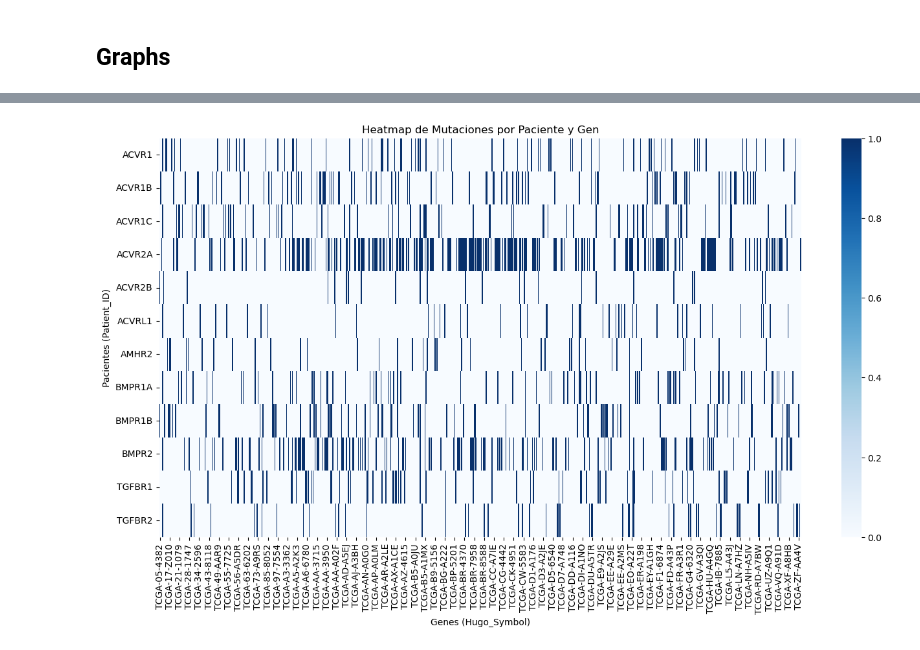
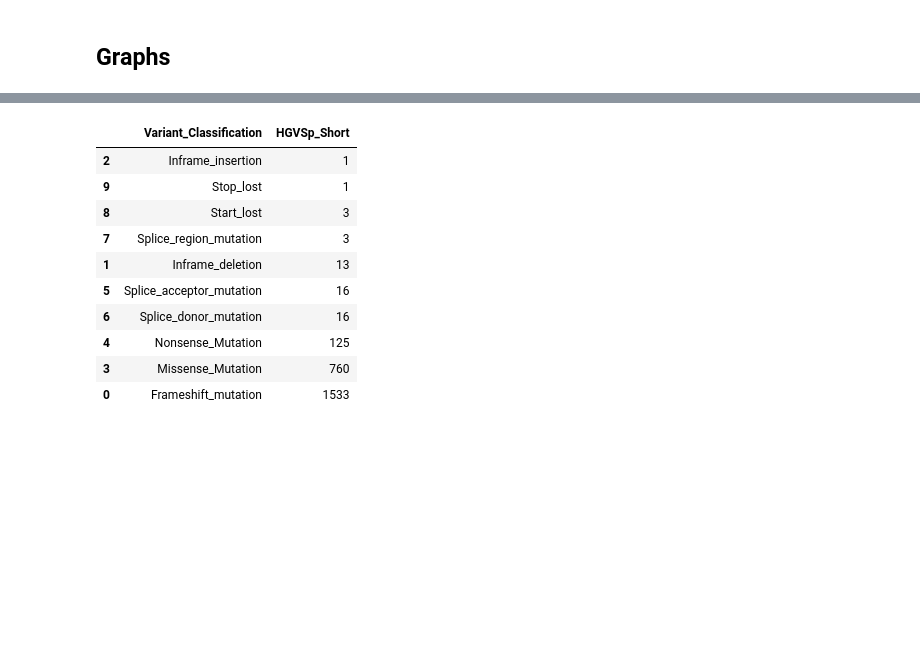
Before and after one commit to Nanocell-Lab/TCancer_RareDiseases, a Jupyter notebook: src/01_TCGA.ipynb, the cells around one changed output, grey strips where cells are left out. Cells and saved outputs as stored; diff of their text form; code cells hidden in the pictures; blank space fills up the shorter version.

```diff
--- a/src/01_TCGA.ipynb
+++ b/src/01_TCGA.ipynb
@@ -399,28 +340,0 @@ df_heatmap
-# %%
-import seaborn as sns
-
-df_heatmap = mut_df.pivot_table(
-    index='Hugo_Symbol',
-    columns='Patient_ID',
-    values='HGVSp_Short',
-)
-
-# 2. Rellenamos los espacios vacíos (los pacientes que no tienen mutación en ese gen) con 0
-df_heatmap = df_heatmap.fillna(0)
-
-# Opcional: Convertir a entero para que se vea más limpio (0 y 1)
-df_heatmap = df_heatmap.astype(int)
-
-# --- BONUS: Cómo graficar tu Heatmap ---
-plt.figure(figsize=(16, 8))
-sns.heatmap(
-    df_heatmap,
-    cmap="Blues",       # Color azul (Blanco = 0, Azul Oscuro = 1)
-    cbar=True,          # Forzamos que se muestre la barra de color a la derecha  # Quitamos las líneas para que no borren el color si la matriz es gigante
-)
-plt.title("Heatmap de Mutaciones por Paciente y Gen")
-plt.ylabel("Pacientes (Patient_ID)")
-plt.xlabel("Genes (Hugo_Symbol)")
-plt.show()
-# %% [output]
-[figure, removed]
@@ -433,0 +341,16 @@ scatter_hist(x, y, axs['scatter'], axs['histx'], axs['histy'])
+# %%
+
+mut_type = maf_genes.groupby(["Variant_Classification"])["HGVSp_Short"].count().reset_index().sort_values(by="HGVSp_Short",ascending=True)
+mut_type
+# %% [output]
+|  | Variant_Classification | HGVSp_Short |
+| 2 | Inframe_insertion | 1 |
+| 9 | Stop_lost | 1 |
+| 8 | Start_lost | 3 |
+| 7 | Splice_region_mutation | 3 |
+| 1 | Inframe_deletion | 13 |
+| 5 | Splice_acceptor_mutation | 16 |
+| 6 | Splice_donor_mutation | 16 |
+| 4 | Nonsense_Mutation | 125 |
+| 3 | Missense_Mutation | 760 |
+| 0 | Frameshift_mutation | 1533 |
```
Also changed, not shown: parts of 10 cells of this notebook, 2 other files.
